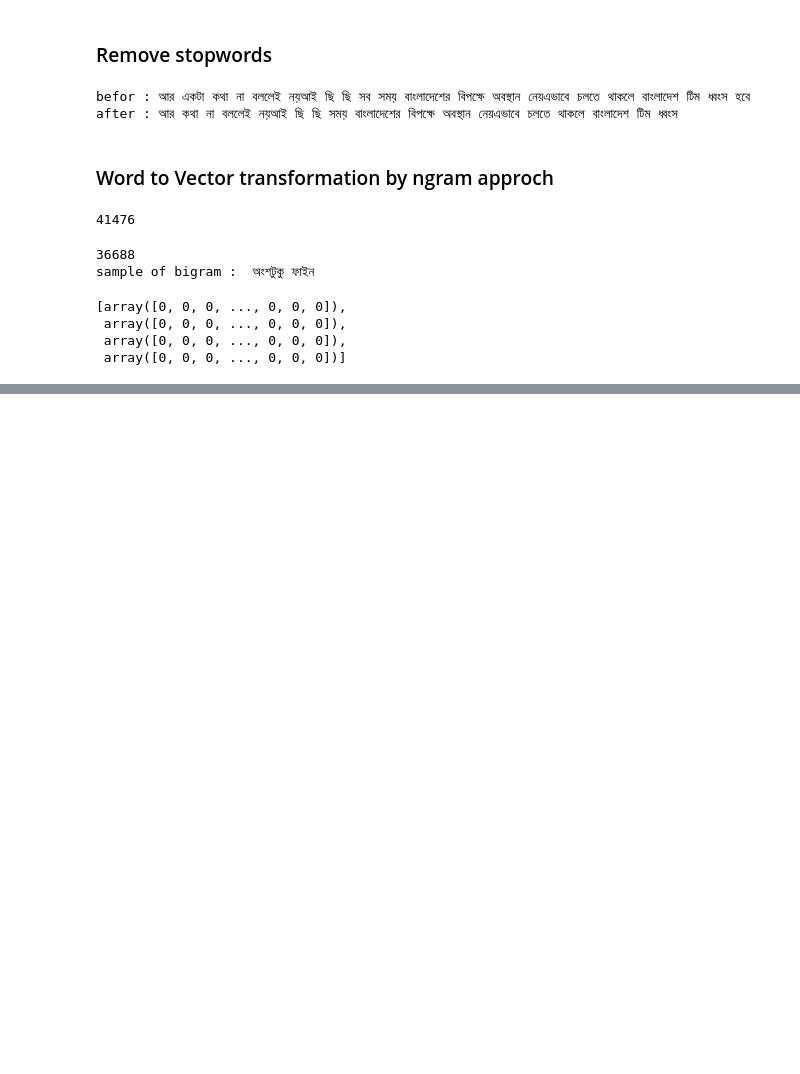
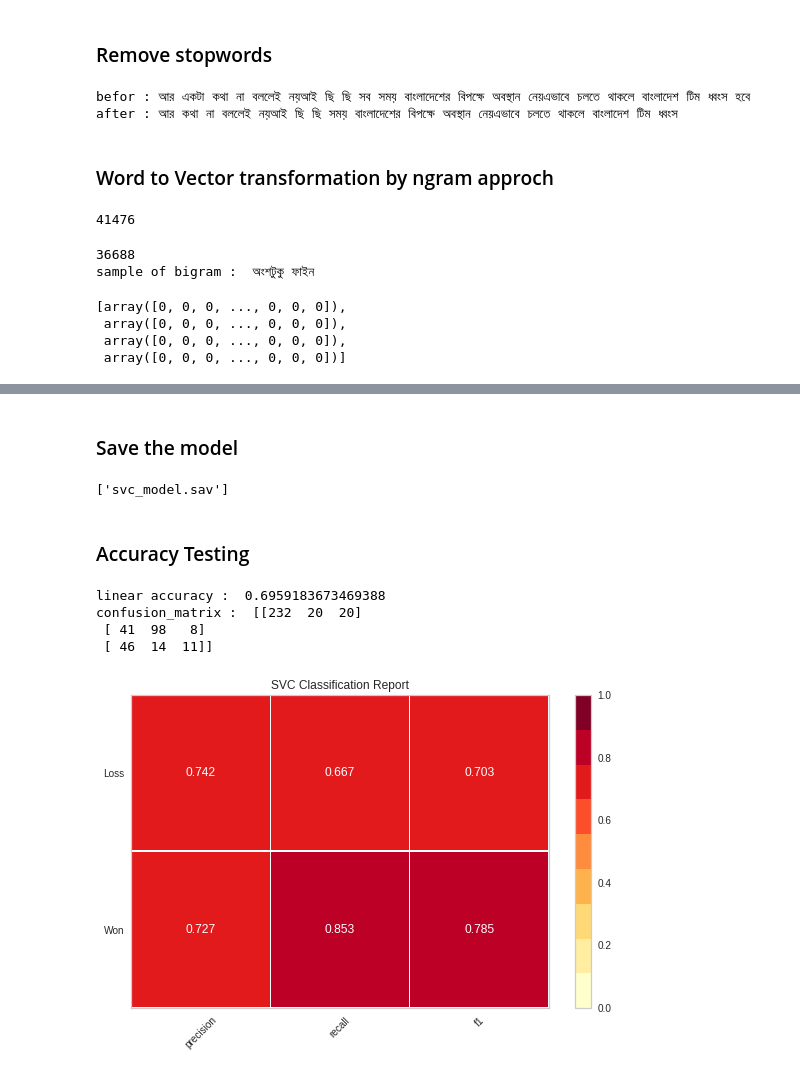
Before and after one commit to AkashBhuiyan/sentiment-analysis-bangla-language, a Jupyter notebook: Sentiment Analysis For Bangla Language.ipynb, the cells around one changed output, grey strips where cells are left out. Cells and saved outputs as stored; diff of their text form; code cells hidden in the pictures; blank space fills up the shorter version.

```diff
--- a/Sentiment Analysis For Bangla Language.ipynb
+++ b/Sentiment Analysis For Bangla Language.ipynb
@@ -195,0 +199,4 @@ dataForSVM[0:4]
+# %%
+from sklearn.model_selection import train_test_split
+
+X_train, X_test, y_train, y_test = train_test_split(dataForSVM, label2id, test_size=0.2, random_state=0)
@@ -195,0 +205,43 @@ dataForSVM[0:4]
+# %%
+from sklearn.svm import SVC
+C = 1.0  # SVM regularization parameter
+linear_svc = SVC(kernel='linear', C=C)
+linear_svc = linear_svc.fit(X_train, y_train)
+# %% [markdown]
+### Save the model
+# %%
+from sklearn.externals import joblib
+filename = 'svc_model.sav'
+joblib.dump(linear_svc, filename)
+# %% [output]
+['svc_model.sav']
+# %% [markdown]
+### Accuracy Testing
+# %%
+from sklearn import metrics
+from sklearn.metrics import confusion_matrix
+
+def calculate_accuracy(kernel, model):
+    y_pred = model.predict(X_test)
+    #print the accuracy score of the model
+    print(kernel + " accuracy : ",metrics.accuracy_score(y_test, y_pred, normalize = True))
+    score = confusion_matrix(y_test, y_pred)
+    print('confusion_matrix: \n', score)
+# %%
+from yellowbrick.classifier import ClassificationReport
+# Instantiate the classification model and visualizer
+
+def report(model):
+    visualizer = ClassificationReport(model, classes=['Won','Loss'])
+    visualizer.fit(X_train, y_train) # Fit the training data to the visualizer
+    visualizer.score(X_test, y_test) # Evaluate the model on the test data
+    g = visualizer.poof() # Draw/show/poof the data
+# %%
+calculate_accuracy(kernel='linear', model=linear_svc)
+report(model=linear_svc)
+# %% [output]
+linear accuracy :  0.6959183673469388
+confusion_matrix :  [[232  20  20]
+ [ 41  98   8]
+ [ 46  14  11]]
+[figure, added]
```
Also changed, not shown: parts of 18 cells of this notebook, 1 other file.
